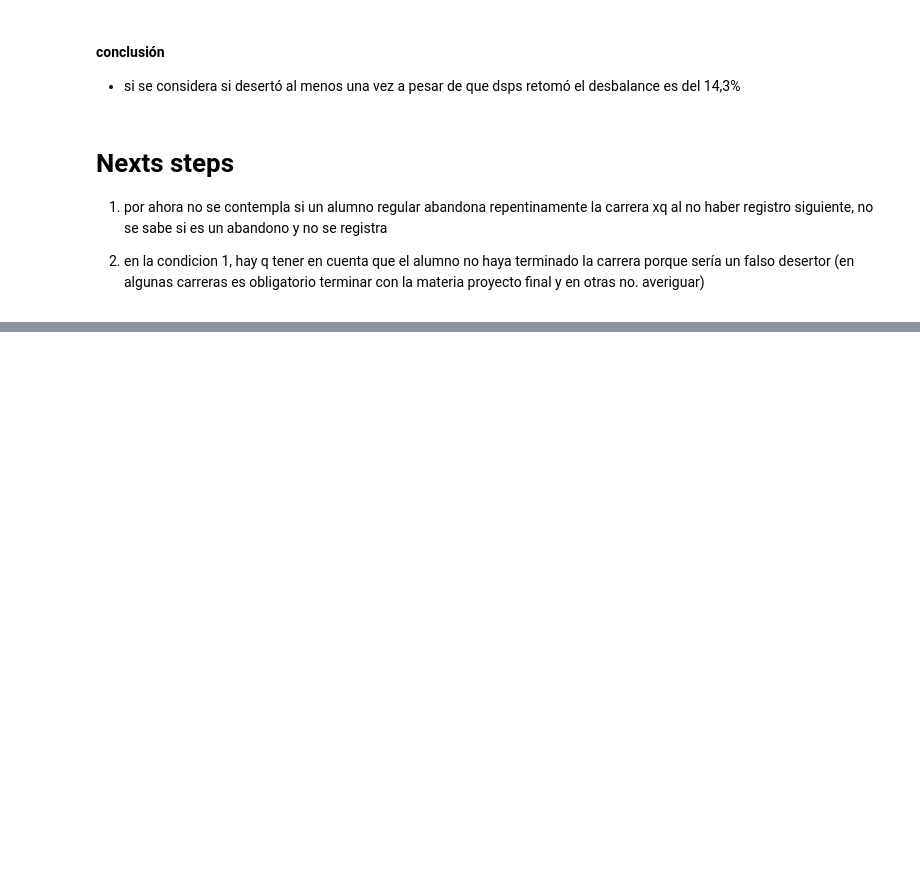
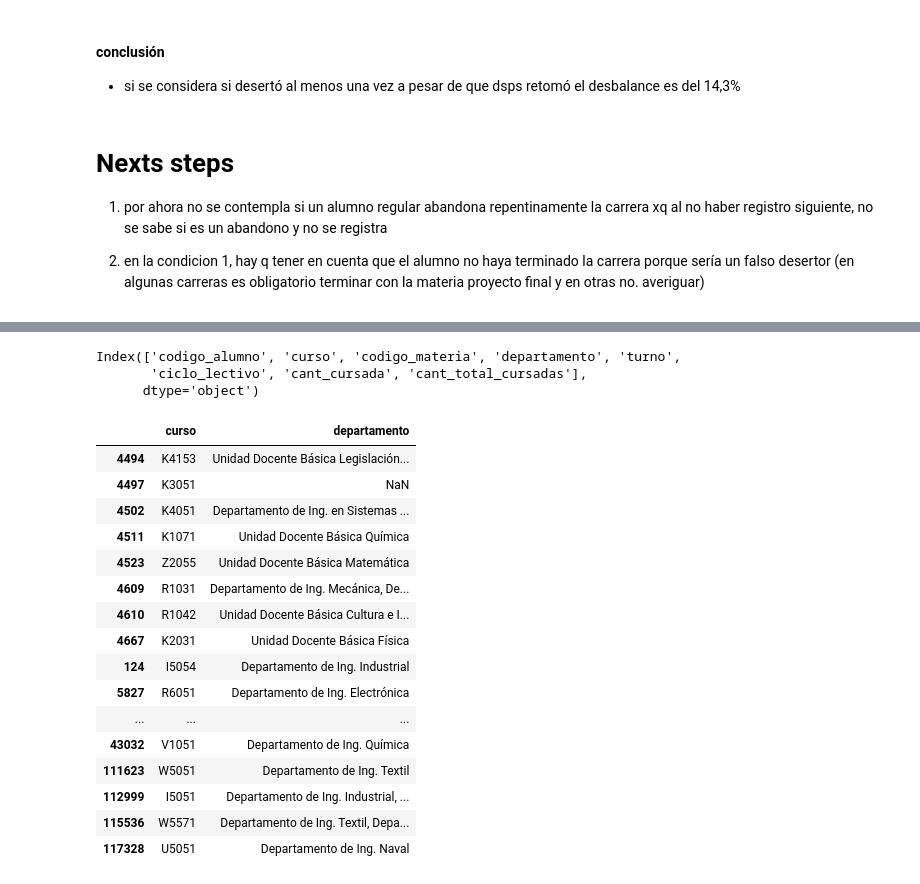
Before and after one commit to sebajarem/Desercion_en_Ingenieria, a Jupyter notebook: Notebooks/20_Dataset_01.ipynb, the cells around one changed output, grey strips where cells are left out. Drawn from its saved outputs; the diff is of its cells as text; code cells hidden in the pictures; blank space fills up the shorter version.

Commit message:
detectar codigo de carreras

```diff
--- a/Notebooks/20_Dataset_01.ipynb
+++ b/Notebooks/20_Dataset_01.ipynb
@@ -278,0 +335,26 @@ Name: delta_ciclo_lectivo, dtype: int64
+# %%
+curdf.columns
+# %% [output]
+Index(['codigo_alumno', 'curso', 'codigo_materia', 'departamento', 'turno',
+       'ciclo_lectivo', 'cant_cursada', 'cant_total_cursadas'],
+      dtype='object')
+# %%
+curdf[~curdf.departamento.duplicated()][['curso','departamento']]
+# %% [output]
+|  | curso | departamento |
+| 4494 | K4153 | Unidad Docente Básica Legislación... |
+| 4497 | K3051 | NaN |
+| 4502 | K4051 | Departamento de Ing. en Sistemas ... |
+| 4511 | K1071 | Unidad Docente Básica Química |
+| 4523 | Z2055 | Unidad Docente Básica Matemática |
+| 4609 | R1031 | Departamento de Ing. Mecánica, De... |
+| 4610 | R1042 | Unidad Docente Básica Cultura e I... |
+| 4667 | K2031 | Unidad Docente Básica Física |
+| 124 | I5054 | Departamento de Ing. Industrial |
+| 5827 | R6051 | Departamento de Ing. Electrónica |
+| ... | ... | ... |
+| 43032 | V1051 | Departamento de Ing. Química |
+| 111623 | W5051 | Departamento de Ing. Textil |
+| 112999 | I5051 | Departamento de Ing. Industrial, ... |
+| 115536 | W5571 | Departamento de Ing. Textil, Depa... |
+| 117328 | U5051 | Departamento de Ing. Naval |
```
Also changed, not shown: parts of 6 cells of this notebook.
